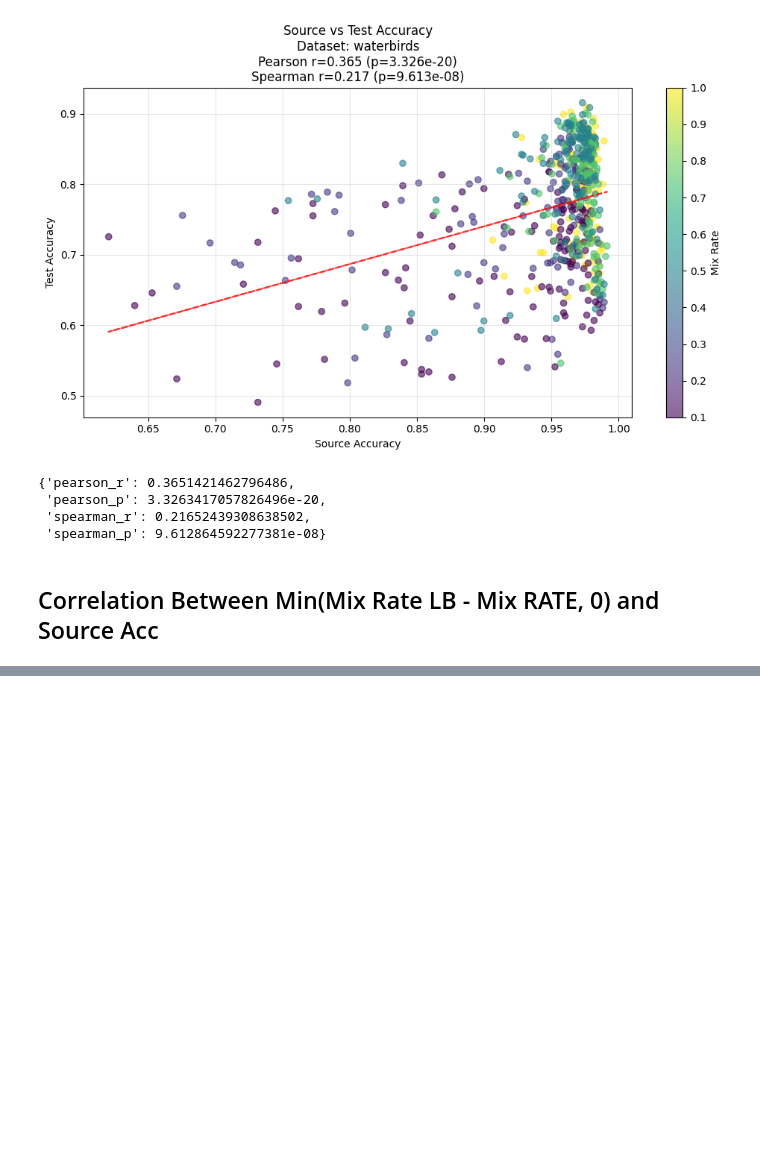
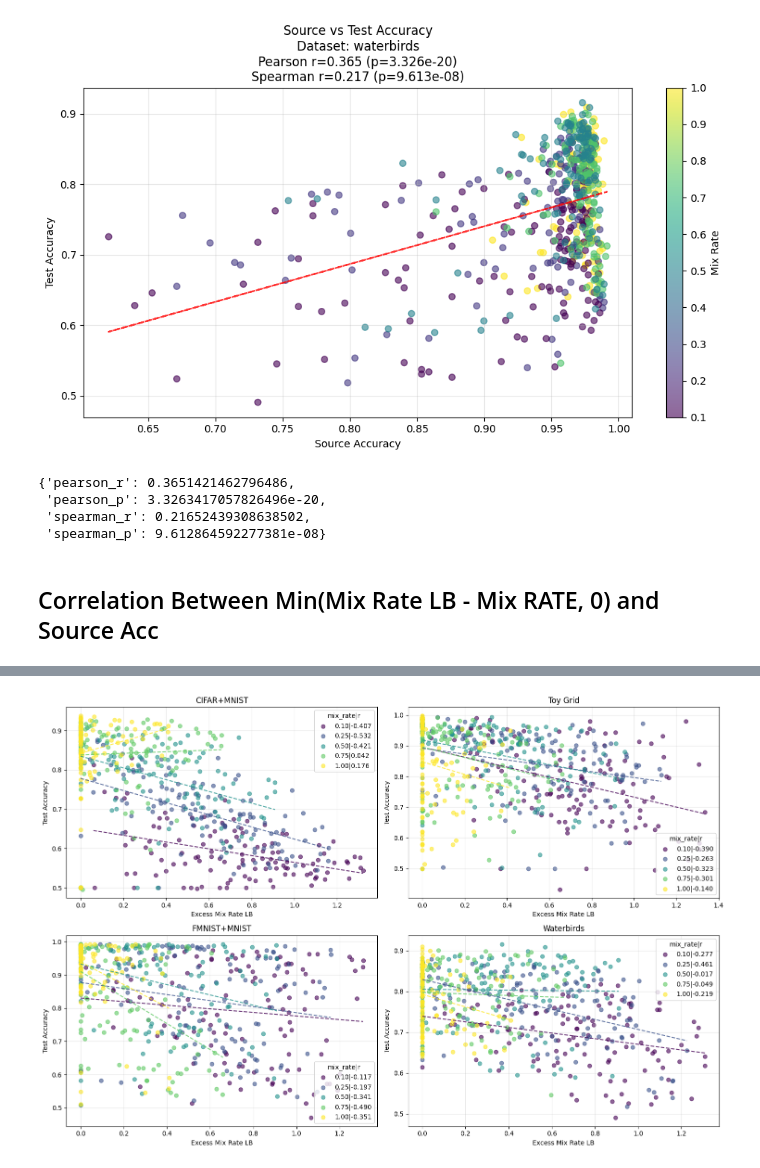
Before and after one commit to oliveradk/diverse-gen, a Jupyter notebook: experiments/250204_mix_rate_detection/1_mix_rate_pseudo_sweep.ipynb, the cells around one changed output, grey strips where cells are left out. Saved outputs shown, nothing was run; the diff lists cells and outputs as text; code cells hidden in the pictures; blank space fills up the shorter version.

```diff
--- a/experiments/250204_mix_rate_detection/1_mix_rate_pseudo_sweep.ipynb
+++ b/experiments/250204_mix_rate_detection/1_mix_rate_pseudo_sweep.ipynb
@@ -889,0 +560,6 @@ for dataset in ['cifar_mnist', 'toy_grid', 'fmnist_mnist', 'waterbirds']:
+# %%
+datasets = ['cifar_mnist', 'toy_grid', 'fmnist_mnist', 'waterbirds']
+correlations = analyze_mix_rate_lb_correlation_unified(df, datasets,
+                                                       acc_metric="test_acc", ylabel="Test Accuracy")
+# %% [output]
+[figure, added]
```
Also changed, not shown: parts of 17 cells of this notebook.
